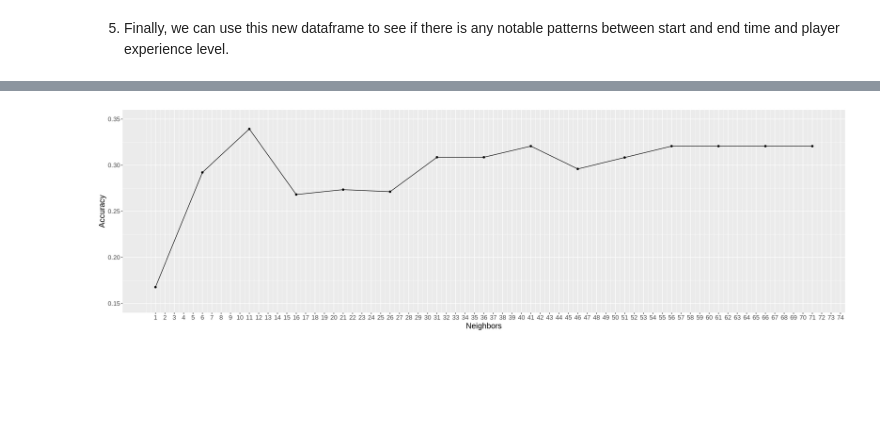
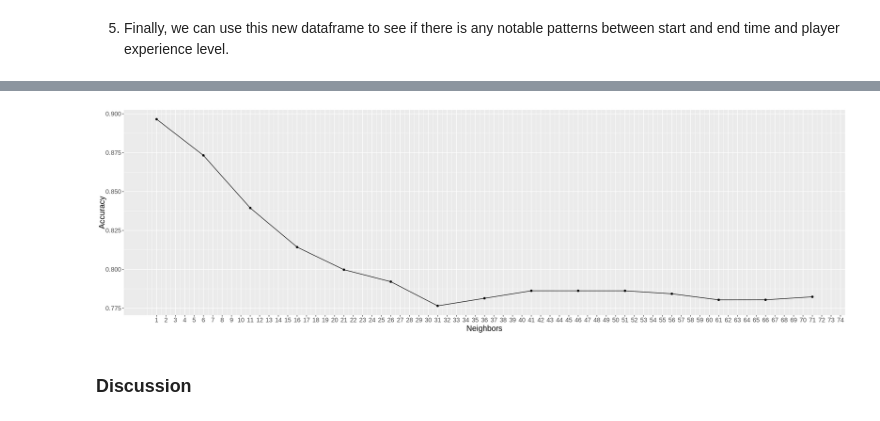
Before and after one commit to mulch-eater-prime/DSCI-Group-17-Project, a Jupyter notebook: Work.ipynb, the cells around one changed output, grey strips where cells are left out. Saved outputs shown, nothing was run; the diff lists cells and outputs as text; code cells hidden in the pictures; blank space fills up the shorter version.

```diff
--- a/Work.ipynb
+++ b/Work.ipynb
@@ -120,8 +102,16 @@ A data.frame: 1535 × 4
 4) At this point, we want to find the average start and end time for each player, so we grouped the observations by the hashed email - which is unique to each of the players - and found the mean start and end time, in minutes since midnight. We could then merge the data table again to end up with a dataframe with the hashed email, experience level, and the average start and end time for each player.
 # %%
 player_new <- player |> select(hashedEmail, experience)
+
 msm_new_1 <- mashup_2 |> group_by(hashedEmail) |>
-    summarize(start = mean(start_msm), end = mean(end_msm))
-msm_new <- player_new |> merge(msm_new_1, by = "hashedEmail")
+    summarize(start = median(start_msm), end = median(end_msm), duration = abs(end_msm - start_msm) %% 1440)
+
+msm_new_1
+player_new
+
+msm_new <- player_new |>
+            merge(msm_new_1, by = "hashedEmail") |>
+            mutate(experience = as.factor(experience))
+
 msm_new
 # %% [output]
@@ -156,7 +176,7 @@ minecraft_split <- initial_split(msm_new, prop = 0.75, strata = experience)
 minecraft_train <- training(minecraft_split)
 minecraft_test <- testing(minecraft_split)
 
-minecraft_recipe <- recipe(experience ~ start + end, data = minecraft_train) |>
+minecraft_recipe <- recipe(experience ~ start + end + duration, data = minecraft_train) |>
     step_scale(all_predictors()) |>
     step_center(all_predictors())
 
@@ -209,12 +218,14 @@ A tibble: 15 × 7
 # %%
 
 options(repr.plot.width=20, repr.plot.height=6)
 minecraft_best_k <- minecraft_results |> ggplot(aes(x = neighbors, y = mean)) +
     geom_point() + geom_line() +
     labs(x = "Neighbors", y = "Accuracy") +
     theme(text = element_text(size = 15)) +
-    scale_x_continuous(breaks = seq(1, 75, by = 1)) +
-    scale_y_continuous(limits = c(0.15, 0.35))
+    scale_x_continuous(breaks = seq(1, 75, by = 1))
+    #scale_y_continuous(limits = c(0.15, 0.35))
 minecraft_best_k
 # %% [output]
-[figure, old version]
+[figure, new version]
+# %% [markdown]
+### Discussion
```
Also changed, not shown: parts of 6 cells of this notebook.
